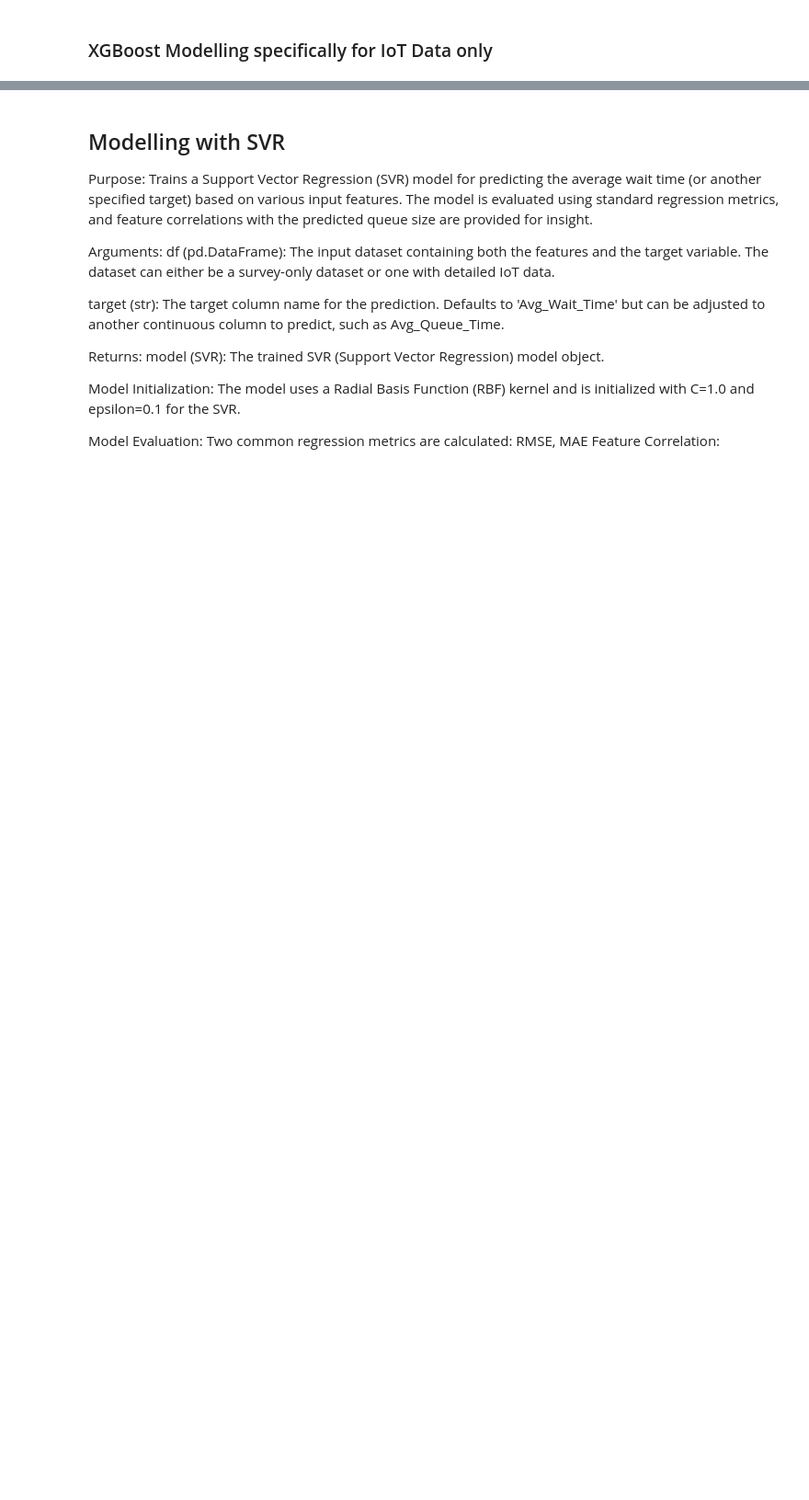
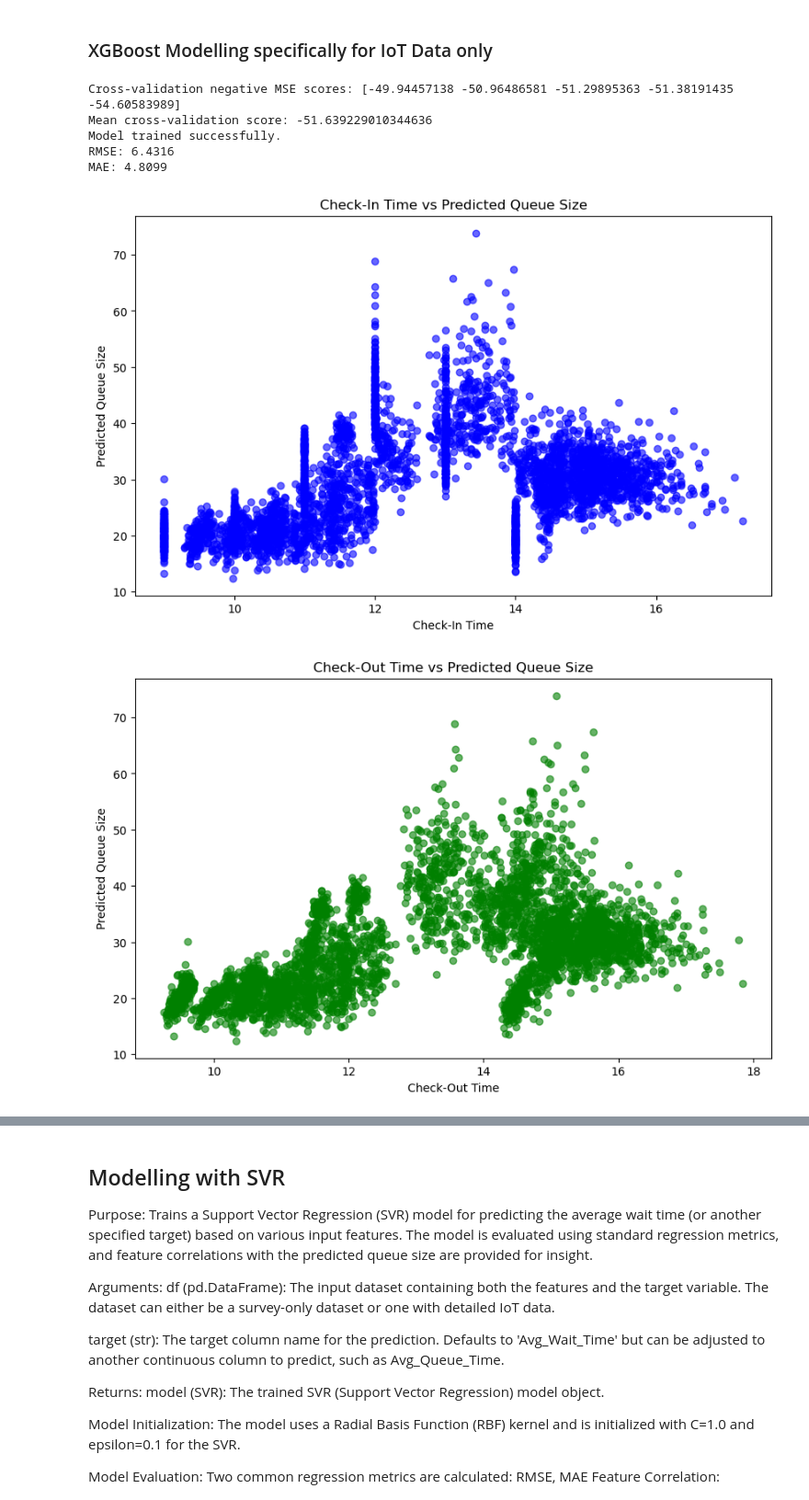
Before and after one commit to cheryllfid-s/data-science-guest-experience, a Jupyter notebook: Scripts/Subgroup_B/predict_demands_qn1.ipynb, the cells around one changed output, grey strips where cells are left out. Shown at 92% size. Saved outputs shown, nothing was run; the diff lists cells and outputs as text; code cells hidden in the pictures; blank space fills up the shorter version.

Commit message:
added modular python file for predict_demand qn 1 and readded iot_synthetic_data_v3

```diff
--- a/Scripts/Subgroup_B/predict_demands_qn1.ipynb
+++ b/Scripts/Subgroup_B/predict_demands_qn1.ipynb
@@ -42,7 +46,7 @@ Function Overview:
 7. Explode Long Wait Attractions: For visitors who mentioned having experienced long wait times, this step creates new rows for each attraction they encountered, assigning random wait times between 75-105 minutes.
 8. Select and Return Final Columns: The function then selects the most relevant columns for analysis and combines the original dataset with the newly created data for long wait attractions.
 # %%
-def load_survey_data(file_path="/Users/derr/Documents/DSA3101/Project/DSA3101 data-science-guest-experience/data-science-guest-experience/data/survey.csv"):
+def load_survey_data(file_path="../../data/survey.csv"):
     if not os.path.exists(file_path):
         raise FileNotFoundError(f"{file_path} not found. Please provide the survey dataset.")
 
@@ -60,6 +64,12 @@ def load_survey_data(file_path="/Users/derr/Documents/DSA3101/Project/DSA3101 da
         "On a scale of 1-5, how would you rate your overall experience at USS?": "Satisfaction_Score"
     }
     df.rename(columns={k: v for k, v in rename_map.items() if k in df.columns}, inplace=True)
+
+
+
+    # Map invalid Favorite_Attraction answers to a default attraction
+    invalid_answers = ["Can't remember.", 'Cannot remember ', 'Did not take any rides . Only my son', 'Enchanted Airways']
+    df['Favorite_Attraction'] = df['Favorite_Attraction'].apply(lambda x: "Battlestar Galactica: HUMAN" if x in invalid_answers else x)
 
     # Map attractions (simplified for brevity; full mapping as in original)
     attraction_map = {
@@ -702,0 +923,4 @@ model_2, metrics_2 = train_demand_model(df_all_combined_processed)
+# %%
+print(encoders_2)
+for col, le in encoders_2.items():
+    print(f"Encoder for {col} has classes: {le.classes_}")
@@ -777,31 +1017,39 @@ def train_demand_model_2(df, target='Avg_Wait_Time'):
     # Plot Check_In vs Predicted Queue
     plt.figure(figsize=(10, 6))
     plt.scatter(X_test['Check_In'], y_pred, color='blue', alpha=0.6)
     plt.title('Check-In Time vs Predicted Queue Size')
     plt.xlabel('Check-In Time')
     plt.ylabel('Predicted Queue Size')
     plt.show()
 
     # Plot Check_Out vs Predicted Queue
     plt.figure(figsize=(10, 6))
     plt.scatter(X_test['Check_Out'], y_pred, color='green', alpha=0.6)
     plt.title('Check-Out Time vs Predicted Queue Size')
     plt.xlabel('Check-Out Time')
     plt.ylabel('Predicted Queue Size')
     plt.show()
 
     # Create a DataFrame with predicted values and features from X_test
     df_test = X_test.copy()
     df_test['Predicted_' + target] = y_pred
 
      # Calculate correlation between predicted values and features
     correlation = df_test.corr()['Predicted_' + target].sort_values(ascending=False)
 
     print("\nCorrelation with Predicted " + target + ":")
     print(correlation)
 
     return model, metrics
 
 # Example usage:
 # Assuming df_all_combined_processed is your dataset (merged survey + IoT or just survey)
-model_1, metrics_1 = train_demand_model_2(df_iot)
+model_3, metrics_3 = train_demand_model_2(df_iot)
+# %% [output]
+Cross-validation negative MSE scores: [-49.94457138 -50.96486581 -51.29895363 -51.38191435 -54.60583989]
+Mean cross-validation score: -51.639229010344636
+Model trained successfully.
+RMSE: 6.4316
+MAE: 4.8099
+[figure, added]
+[figure, added]
```
Also changed, not shown: parts of 20 cells of this notebook, 5 other files.
